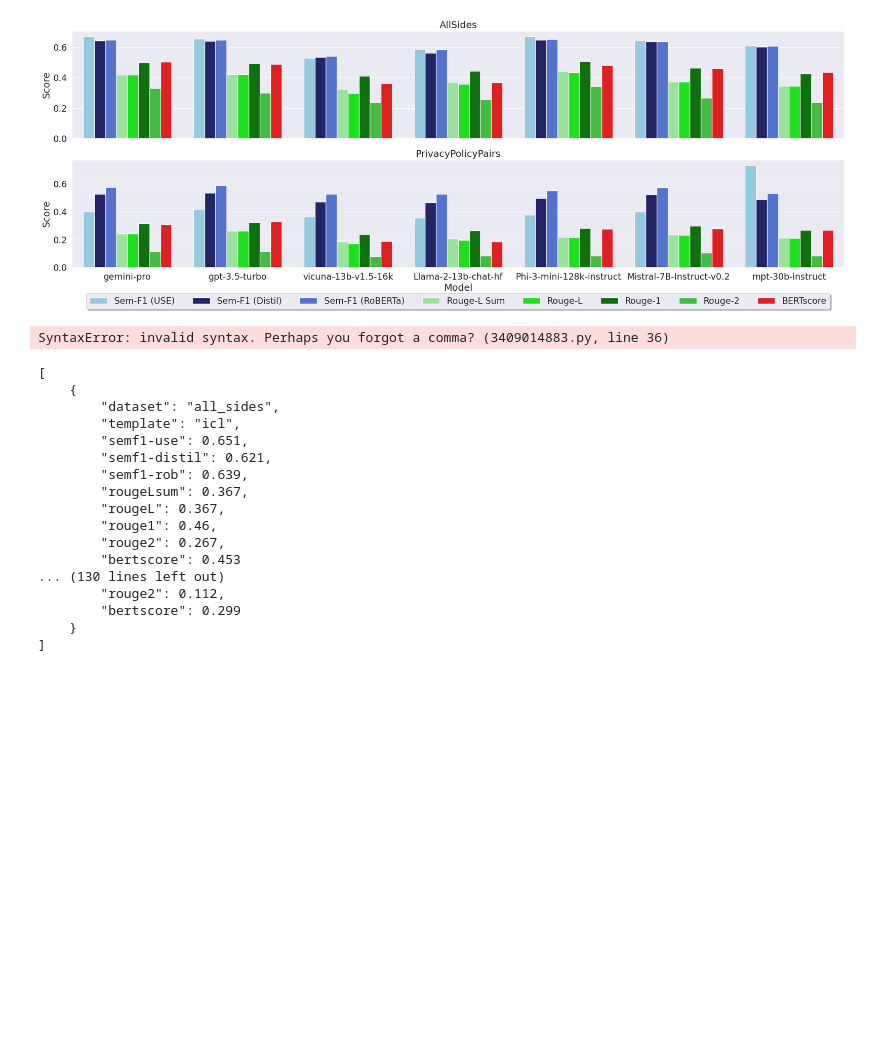
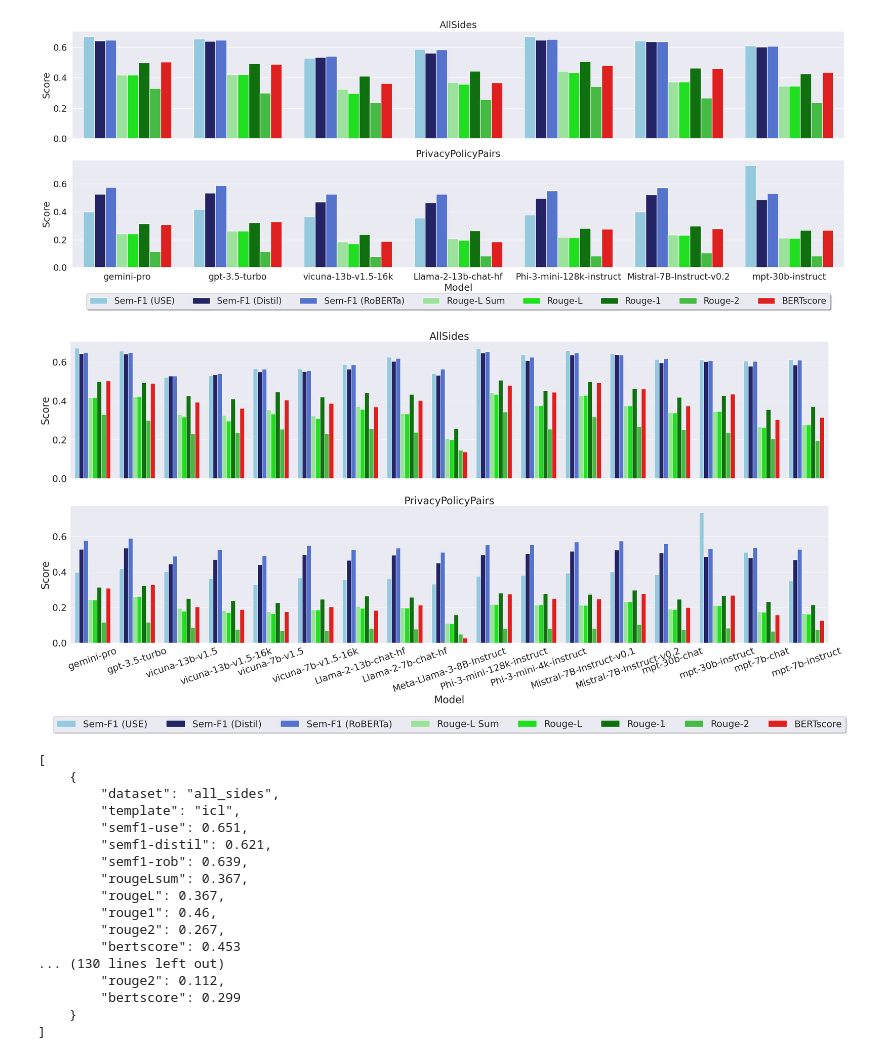
Before and after one commit to jmsalvador2395/notebooks, a Jupyter notebook: notebooks/sofsat/llm_eval.ipynb, the cells around one changed output. Drawn from its saved outputs; the diff is of its cells as text; code cells hidden in the pictures; blank space fills up the shorter version.

```diff
--- a/notebooks/sofsat/llm_eval.ipynb
+++ b/notebooks/sofsat/llm_eval.ipynb
@@ -1023,36 +1034,36 @@ for dsn in max_per_model_data.keys():
 
 dataframes = {name: pd.DataFrame(max_per_model_data[name]) for name in ds_names}
 """
 for key, val in dataframes.items():
     dataframes[key] = val.rename(columns=col_map)
 print(dataframes['all_sides'])
 """
 
 # plot data
 fig, ax = plt.subplots(2, 1, sharex=True)
 for i, (name, df) in enumerate(dataframes.items()):
     legend = True if i==1 else False
     for j, bar in enumerate(sns.barplot(x='Model',
                                         y='Score',
                                         hue='Metric',
                                         data=df,
                                         ax=ax[i],
                                         legend=legend,
                                         palette=color_palette).patches):
         #bar.set_hatch(hatch_patterns[j // 6])
         pass
     ax[i].set_title(name_map[name])
 ax[1].legend(
     loc='upper center',
-    bbox_to_anchor=(0.5, -0.3),
+    bbox_to_anchor=(0.5, -0.5),
     fancybox=True,
     shadow=True,
     ncol=8
 )
 #ax[1].set_xticklabels(labels, rotation=15, ha='right')
-ax[1].tick_params(axis='x', labelrotation=13)
+ax[1].tick_params(axis='x', labelrotation=19)
 # %% [output]
-SyntaxError: invalid syntax. Perhaps you forgot a comma? (3409014883.py, line 36)
+[figure, added]
 # %%
 templates = sorted(set(ds['template']))
 ds_names = ['all_sides', 'privacy_policy']
```
Also changed, not shown: parts of 18 cells of this notebook, 3 other files.
